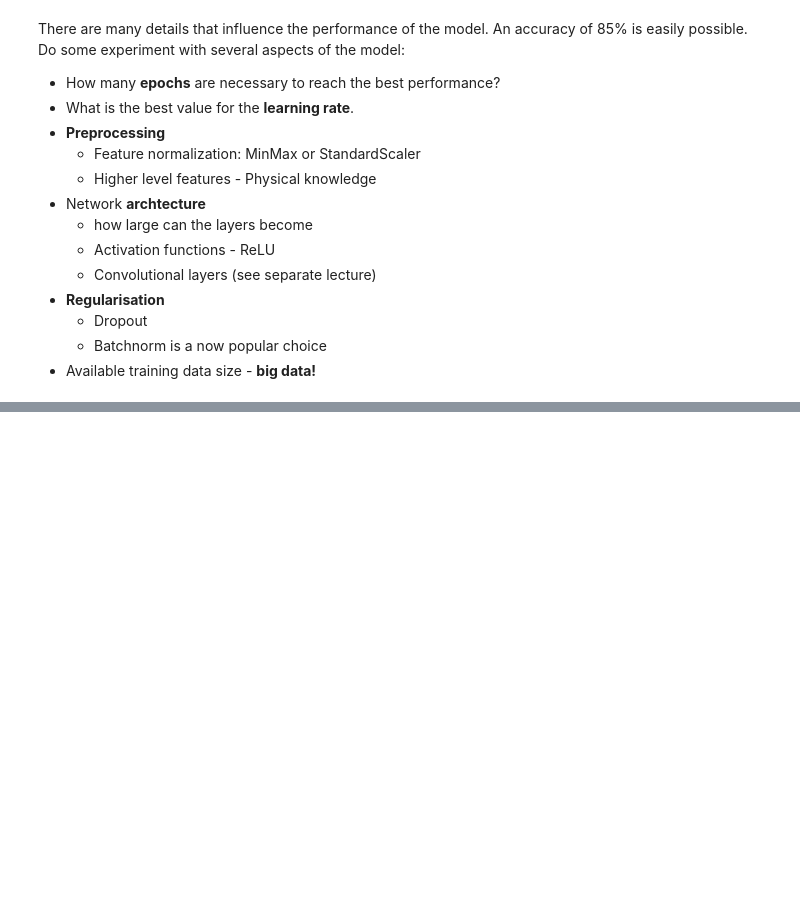
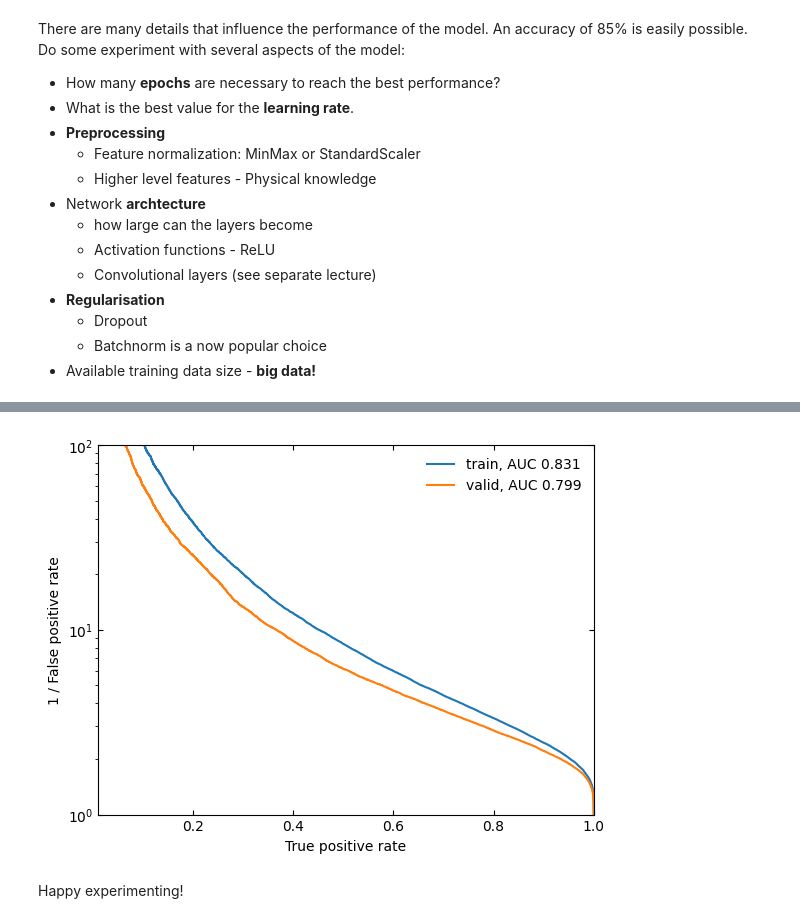
Before and after one commit to dkgithub/wiehl24, a Jupyter notebook: PyTorch_jet_flavor_classification_solution.ipynb, the cells around one changed output, grey strips where cells are left out. Drawn from its saved outputs; the diff is of its cells as text; code cells hidden in the pictures; blank space fills up the shorter version.

```diff
--- a/PyTorch_jet_flavor_classification_solution.ipynb
+++ b/PyTorch_jet_flavor_classification_solution.ipynb
@@ -818,0 +1012,11 @@ A possible sequence of experiments
+# %%
+# do the roc plot
+hlp.plots.plot_roc(
+    (labels_train, labels_valid),
+    (predictions_train, predictions_valid),
+    names=("train", "valid"),
+).show()
+# %% [output]
+[figure, added]
+# %% [markdown]
+Happy experimenting!
```
Also changed, not shown: parts of 28 cells of this notebook.
